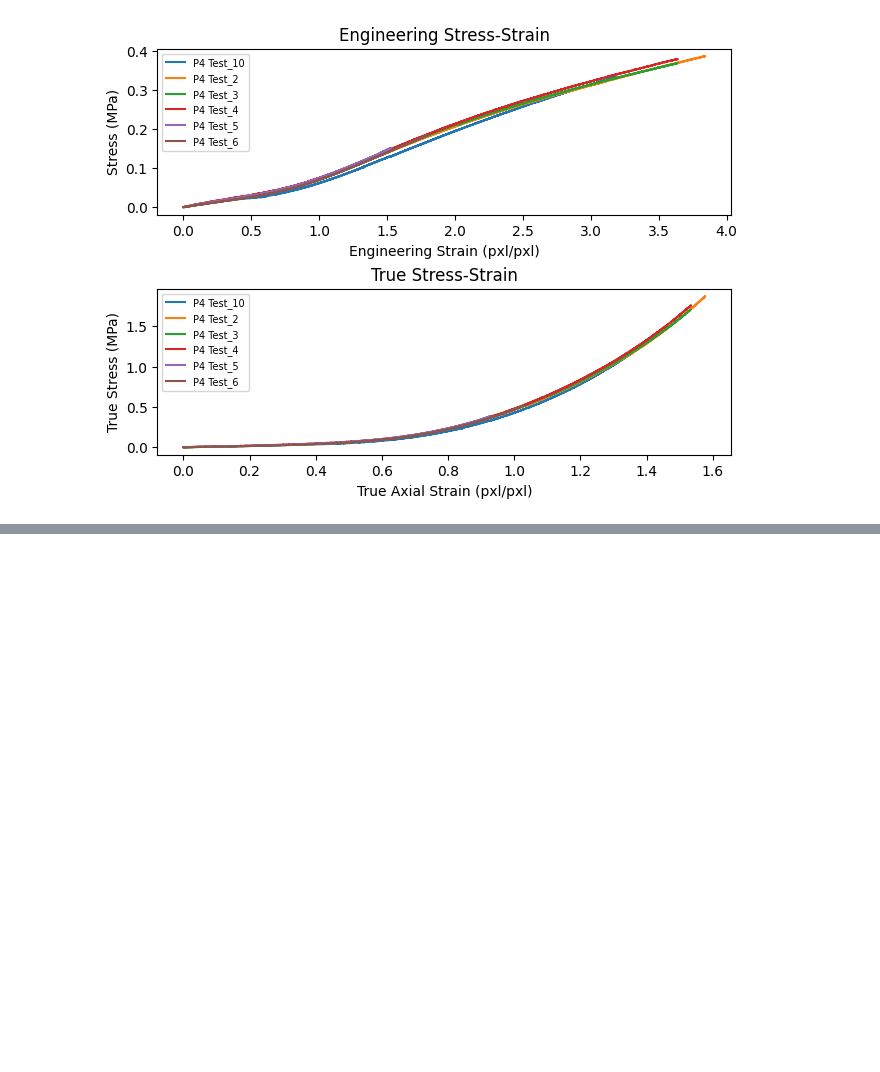
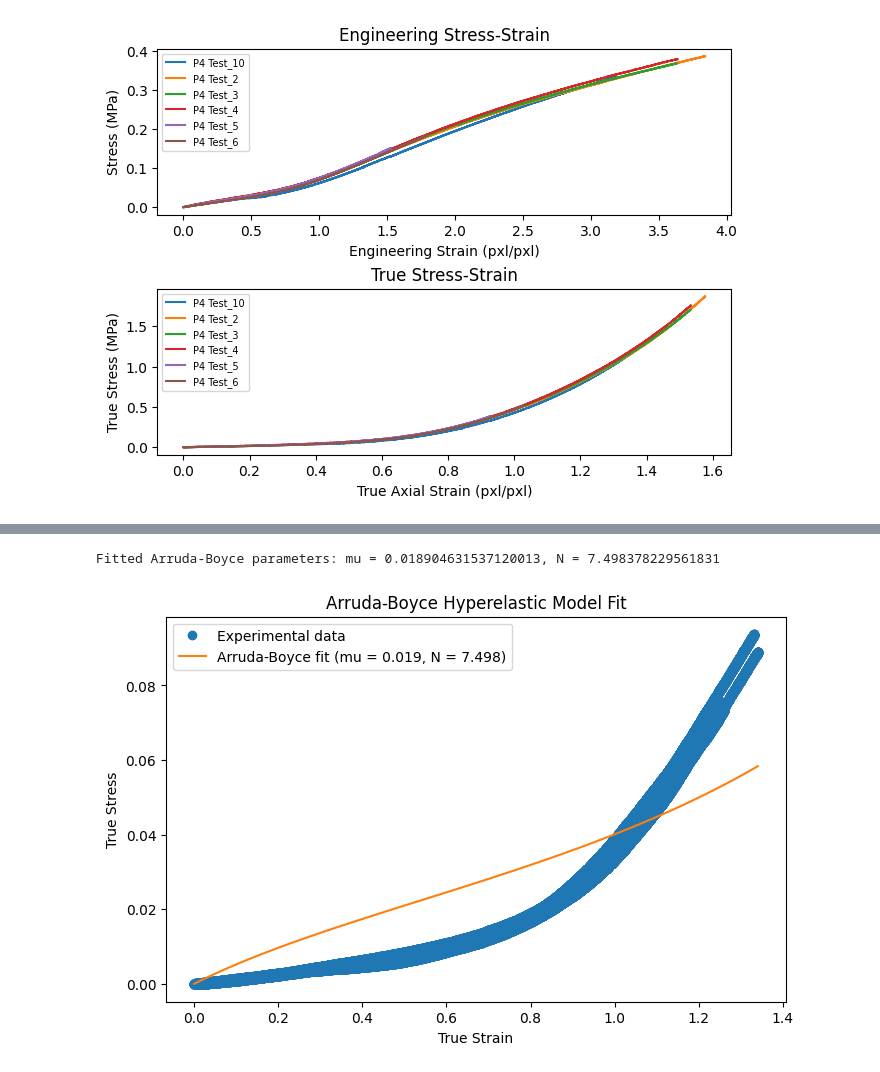
Before and after one commit to TheDuckenEngineer/PVC-Tensile-Experiment, a Jupyter notebook: Strain Processing.ipynb, the cells around one changed output, grey strips where cells are left out. Cells and saved outputs as stored; diff of their text form; code cells hidden in the pictures; blank space fills up the shorter version.

```diff
--- a/Strain Processing.ipynb
+++ b/Strain Processing.ipynb
@@ -198,32 +204,35 @@ true_stress = stressTrue     # True stress values
 # Define the Arruda-Boyce model function for uniaxial stress
 def arruda_boyce_model(strain, mu, N):
     # Calculate the stretch ratio, lambda
     lambda_ = 1 + strain
     I1_bar = lambda_**2 + 2 / lambda_
 
     # Arruda-Boyce uniaxial stress-strain relationship
     return (mu / lambda_) * (lambda_**2 - 1 / lambda_) * (
         1 + (3 / 5) * ((I1_bar - 3) / N) +
         (99 / 175) * ((I1_bar - 3) / N)**2 +
         (513 / 875) * ((I1_bar - 3) / N)**3
     )
 
 # Perform the curve fitting
-popt, pcov = curve_fit(arruda_boyce_model, true_strain, stress, p0=[1.0, 5.0])
+popt, pcov = curve_fit(arruda_boyce_model, axStrain, stressTrue, p0=[1.0, 5.0])
 
 # Extract the fitted parameters
 mu_fitted, N_fitted = popt
 print(f"Fitted Arruda-Boyce parameters: mu = {mu_fitted}, N = {N_fitted}")
 
 # Plotting the data and the fitted curve
 strain_fit = np.linspace(min(true_strain), max(true_strain), 100)
 stress_fit = arruda_boyce_model(strain_fit, mu_fitted, N_fitted)
 
 plt.figure(figsize=(8, 5))
 plt.plot(true_strain, stress, 'o', label='Experimental data')
-plt.plot(strain_fit, stress_fit, '-', label=f'Arruda-Boyce fit ($\mu$ = {mu_fitted:.3f}, N = {N_fitted:.3f})')
+plt.plot(strain_fit, stress_fit, '-', label=f'Arruda-Boyce fit (mu = {mu_fitted:.3f}, N = {N_fitted:.3f})')
 plt.xlabel("True Strain")
 plt.ylabel("True Stress")
 plt.legend()
 plt.title("Arruda-Boyce Hyperelastic Model Fit")
 plt.show()
+# %% [output]
+Fitted Arruda-Boyce parameters: mu = 0.018904631537120013, N = 7.498378229561831
+[figure, added]
```
Also changed, not shown: parts of 3 cells of this notebook.
